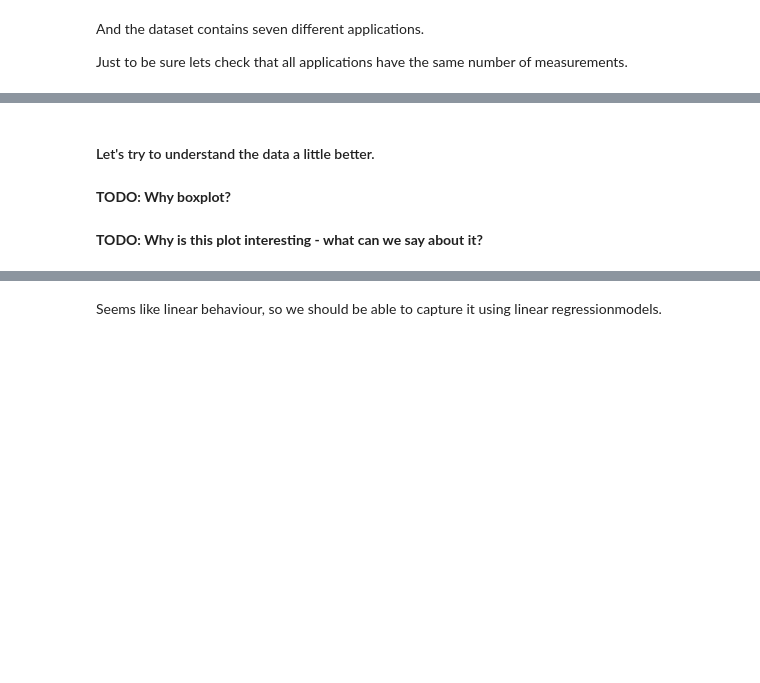
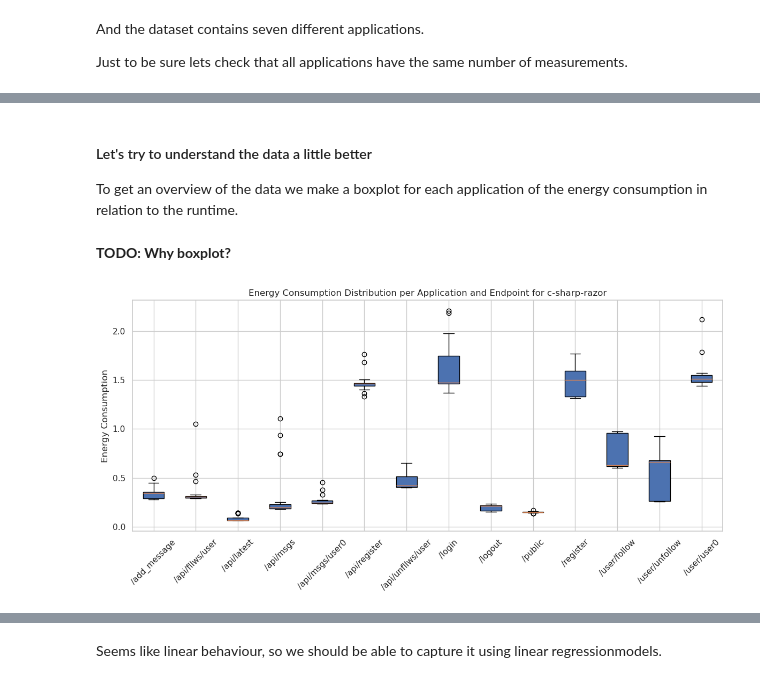
Before and after one commit to joakimGD/PRPRO-exam, a Jupyter notebook: main-question.ipynb, the cells around one changed output, grey strips where cells are left out. Drawn from its saved outputs; the diff is of its cells as text; code cells hidden in the pictures; blank space fills up the shorter version.

```diff
--- a/main-question.ipynb
+++ b/main-question.ipynb
@@ -169,21 +207,23 @@ df.groupby('application').endpoint.nunique().reset_index().sort_values('endpoint
 # %% [markdown]
-#### Let's try to understand the data a little better.
+#### Let's try to understand the data a little better
+
+To get an overview of the data we make a boxplot for each application of the energy consumption in relation to the runtime.
 # %% [markdown]
 **TODO: Why boxplot?**
 # %%
 target = "c-sharp-razor"
 # target = "javascript-express"
 csharpdata = df.where(df["application"] == target)
 data = csharpdata
 grouped = [ group["energy_consumption"].values for _, group in data.groupby(["endpoint"]) ]
 labels = data.groupby(["endpoint"]).groups.keys()
 
 plt.figure(figsize=(12, 6))
-plt.boxplot(grouped, labels=labels, patch_artist=True)
+plt.boxplot(grouped, tick_tabels=labels, patch_artist=True)
 plt.title(f"Energy Consumption Distribution per Application and Endpoint for {target}")
 plt.ylabel("Energy Consumption")
 plt.xticks(rotation=45)
 plt.tight_layout()
 plt.show()
+# %% [output]
+[figure, added]
-# %% [markdown]
-**TODO: Why is this plot interesting - what can we say about it?**
```
Also changed, not shown: parts of 30 cells of this notebook.
